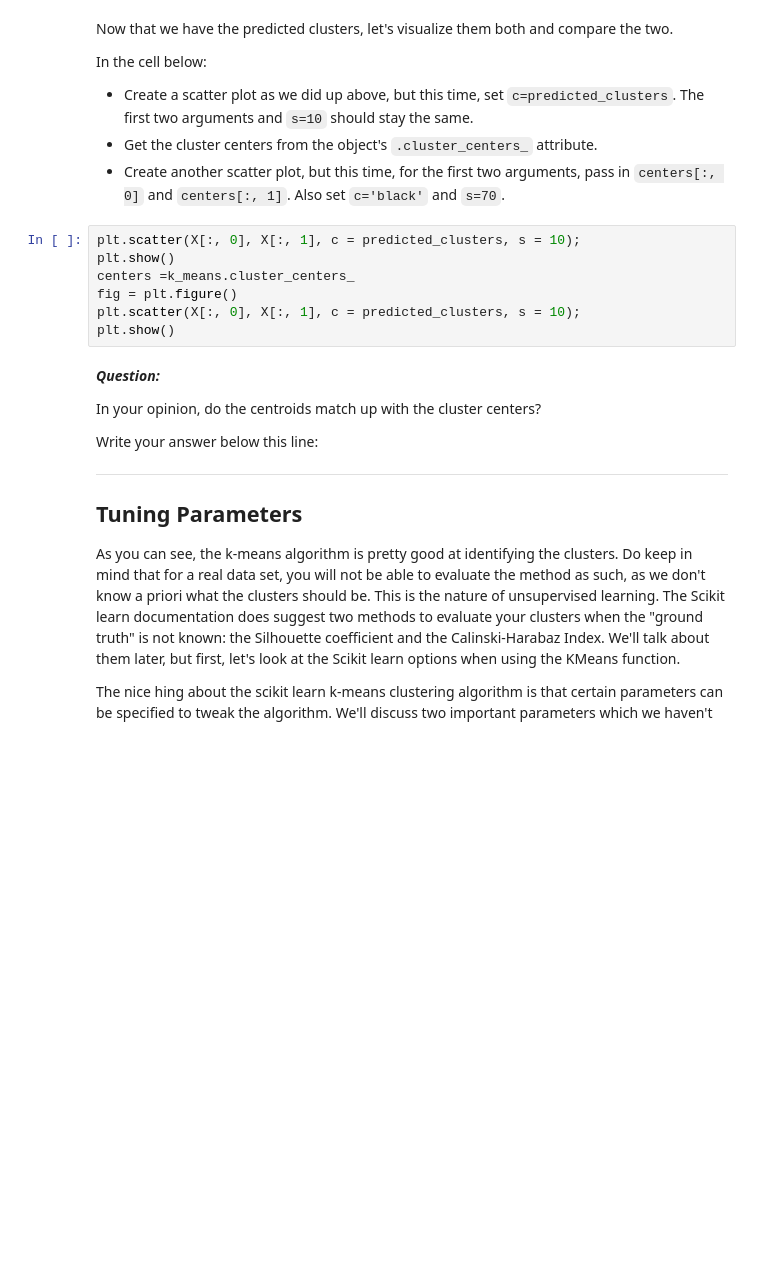
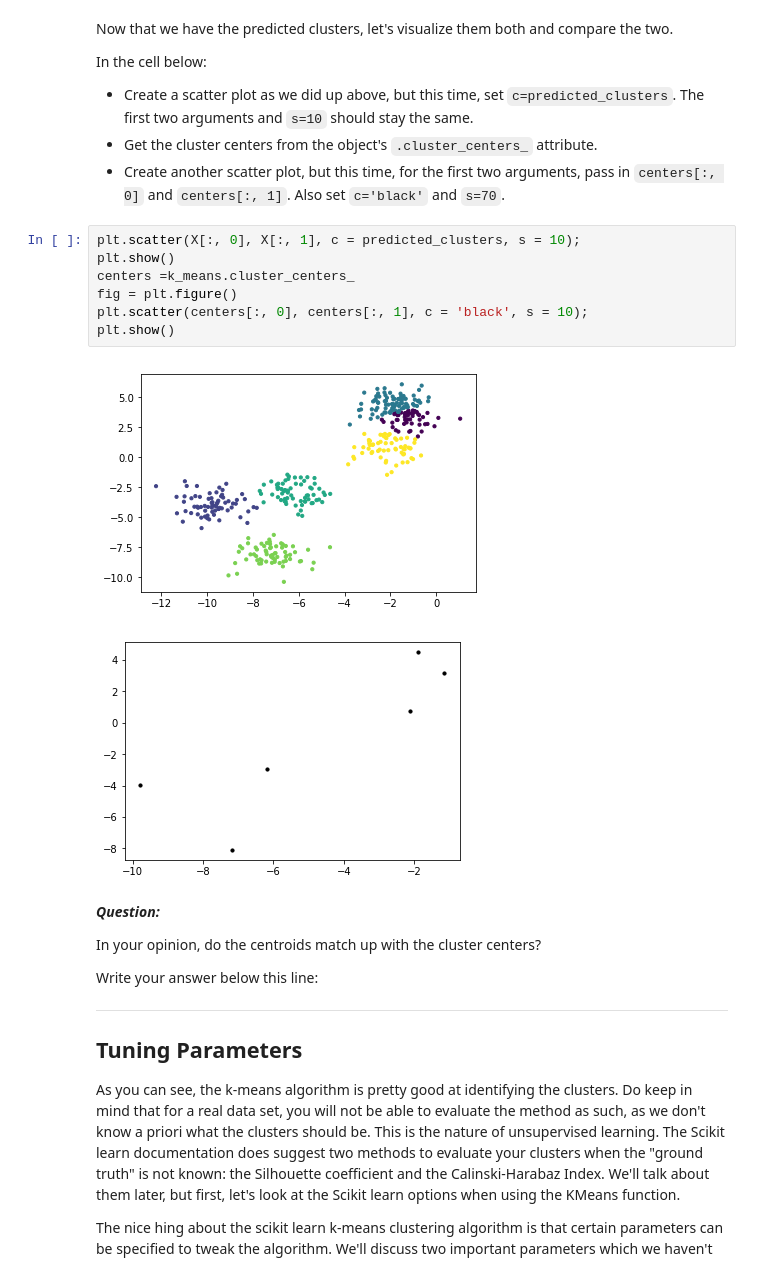
Before and after one commit to danjizquierdo/dsc-3-35-04-k-means-clustering-lab-nyc-ds-career-012819, a Jupyter notebook: index.ipynb, the cells around one changed output. Saved outputs shown, nothing was run; the diff lists cells and outputs as text; blank space fills up the shorter version.

```diff
--- a/index.ipynb
+++ b/index.ipynb
@@ -89,10 +89,13 @@ In the cell below:
 # %%
 plt.scatter(X[:, 0], X[:, 1], c = predicted_clusters, s = 10);
 plt.show()
 centers =k_means.cluster_centers_
 fig = plt.figure()
-plt.scatter(X[:, 0], X[:, 1], c = predicted_clusters, s = 10);
+plt.scatter(centers[:, 0], centers[:, 1], c = 'black', s = 10);
 plt.show()
+# %% [output]
+[figure, added]
+[figure, added]
 # %% [markdown]
 **_Question:_**
 
```
